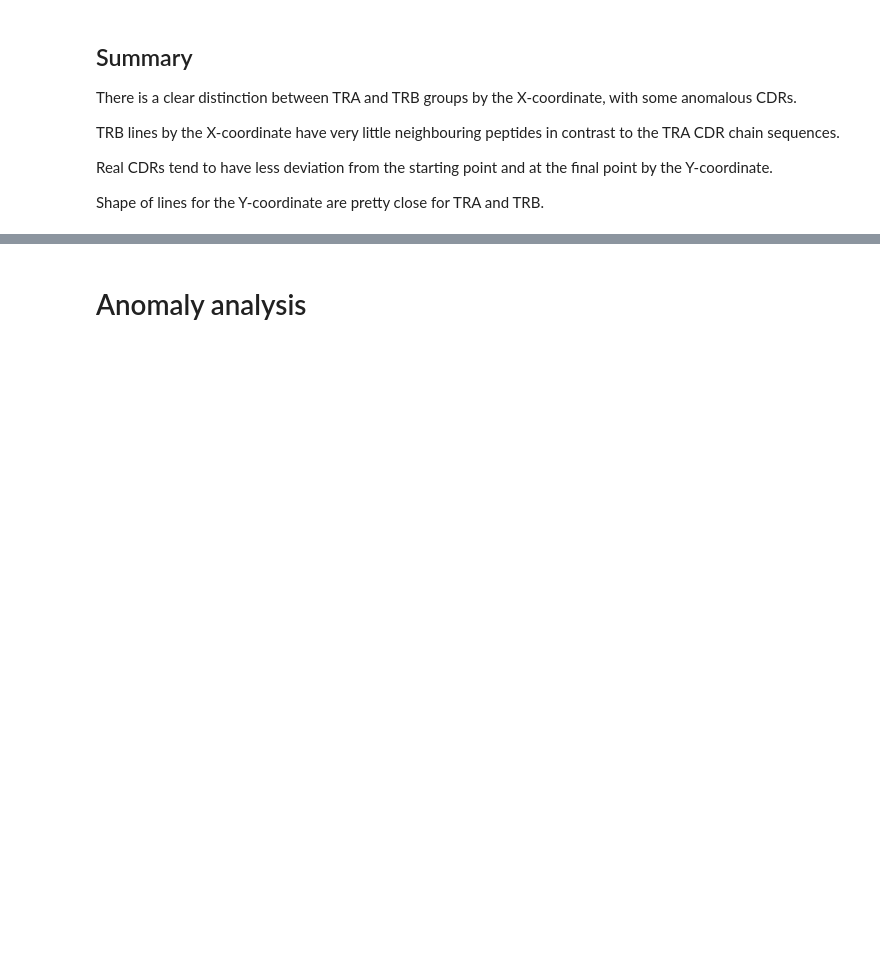
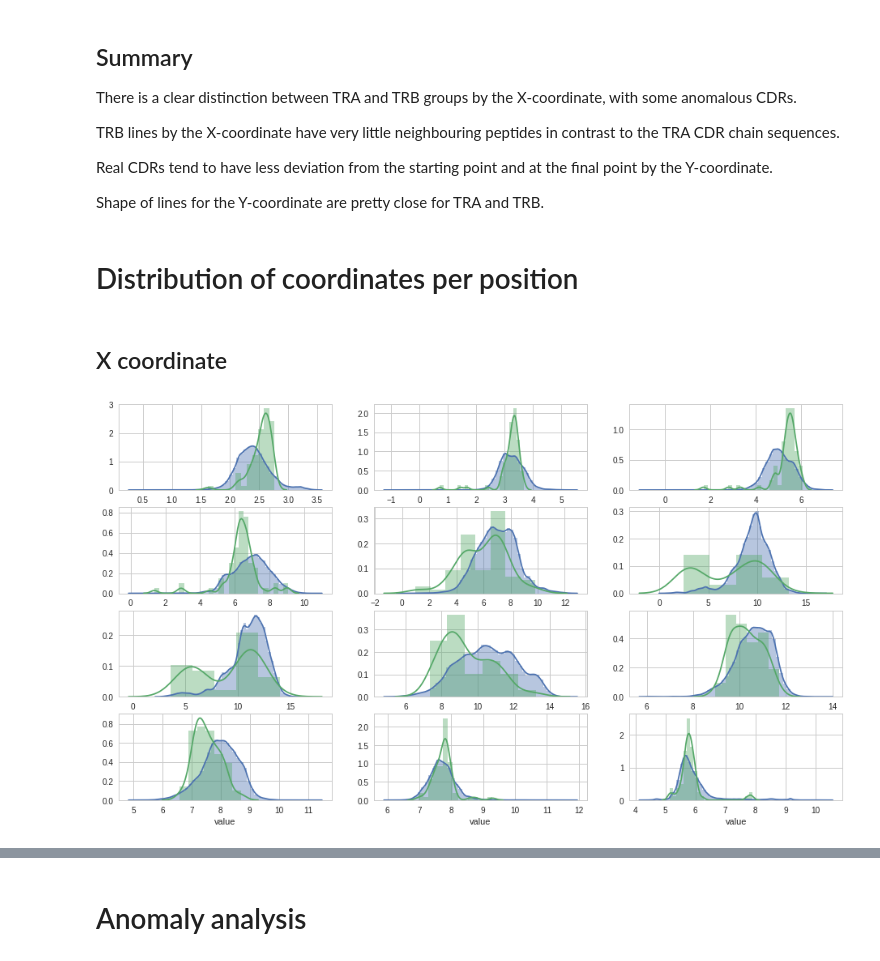
Before and after one commit to antigenomics/tcr-pmhc-study, a Jupyter notebook: loop_model/eda.ipynb, the cells around one changed output, grey strips where cells are left out. Drawn from its saved outputs; the diff is of its cells as text; code cells hidden in the pictures; blank space fills up the shorter version.

Commit message:
add distribution of coordinates

```diff
--- a/loop_model/eda.ipynb
+++ b/loop_model/eda.ipynb
@@ -233,3 +233,16 @@ TRB lines by the X-coordinate have very little neighbouring peptides in contrast
 Real CDRs tend to have less deviation from the starting point and at the final point by the Y-coordinate.
 
 Shape of lines for the Y-coordinate are pretty close for TRA and TRB.
+# %% [markdown]
+# Distribution of coordinates per position
+# %% [markdown]
+## X coordinate
+# %%
+fig, ax = plt.subplots(4,3,figsize=(16,9))
+
+for j in range(1,13):
+    r,c = (j-1) // 3, (j-1) % 3
+    sns.distplot(df_put_x.loc[df_put_x["pos_tcr"] == j, "value"], ax=ax[r,c])
+    sns.distplot(df_cdr_x.loc[df_cdr_x["pos_tcr"] == j, "value"], ax=ax[r,c])
+# %% [output]
+[figure, added]
```
Also changed, not shown: parts of 6 cells of this notebook.
